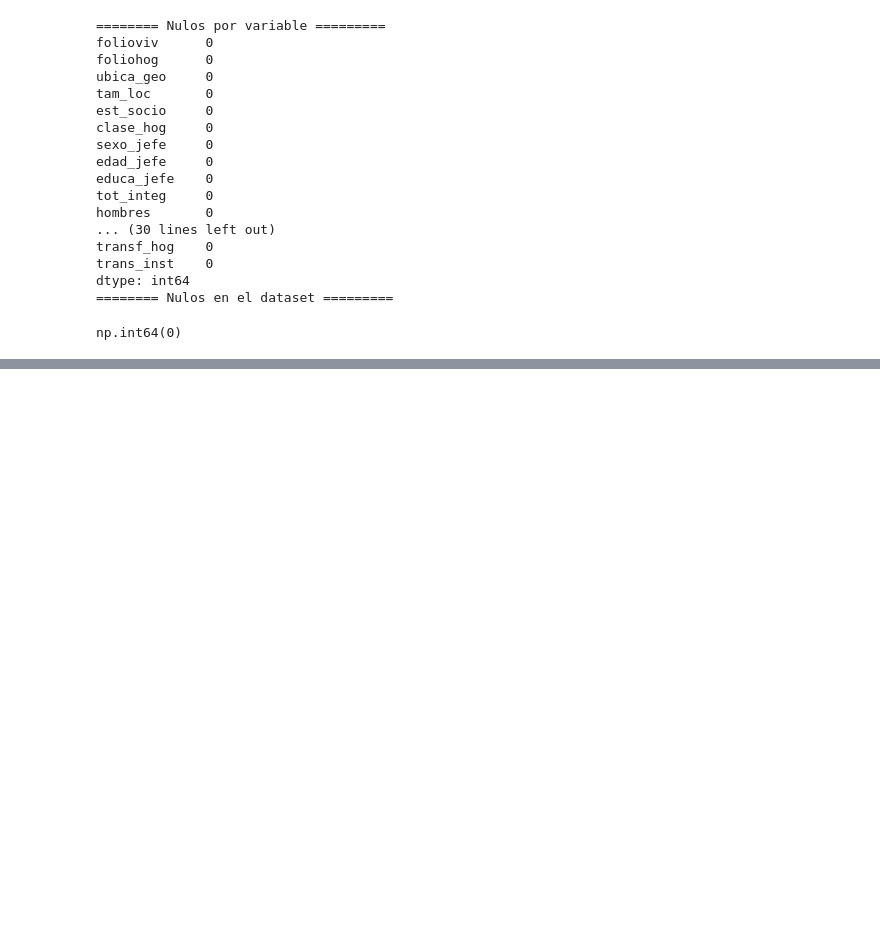
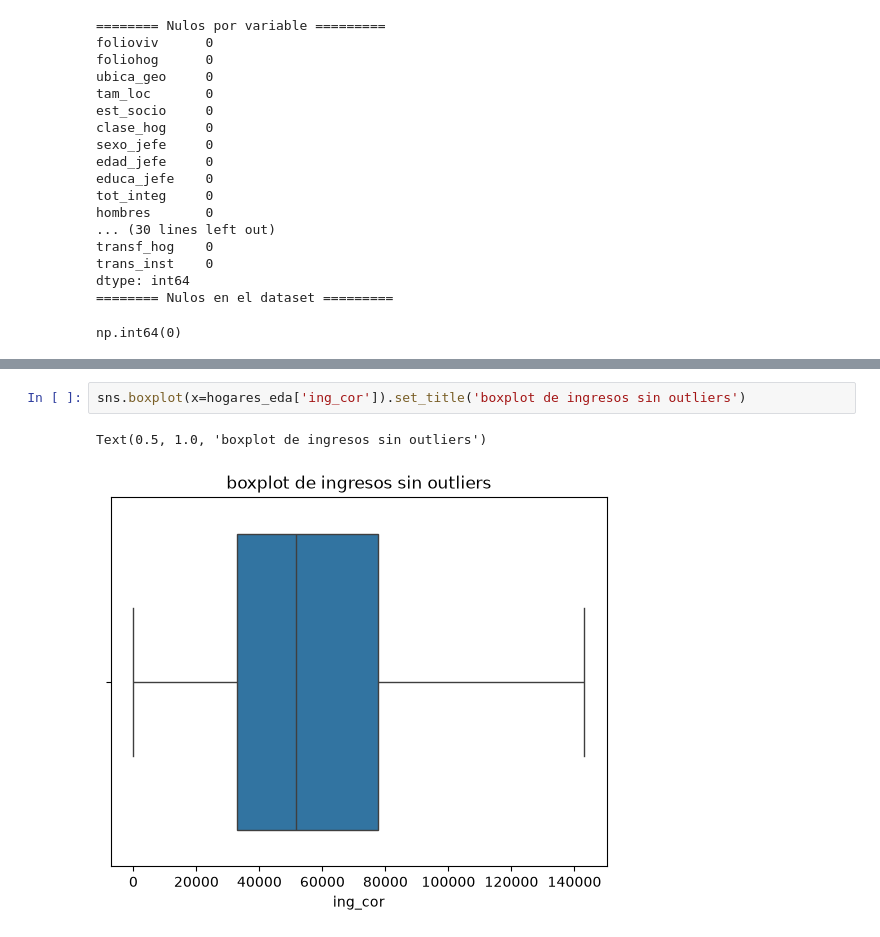
Before and after one commit to OswaldoRamAlv/ENIGH-2024---regresi-n-ingresos, a Jupyter notebook: code/Hogares/EDA_Hog.ipynb, the cells around one changed output, grey strips where cells are left out. Drawn from its saved outputs; the diff is of its cells as text; blank space fills up the shorter version.

```diff
--- a/code/Hogares/EDA_Hog.ipynb
+++ b/code/Hogares/EDA_Hog.ipynb
@@ -82,0 +156,5 @@ np.int64(0)
+# %%
+sns.boxplot(x=hogares_eda['ing_cor']).set_title('boxplot de ingresos sin outliers')
+# %% [output]
+Text(0.5, 1.0, 'boxplot de ingresos sin outliers')
+[figure, added]
```
Also changed, not shown: parts of 11 cells of this notebook.
